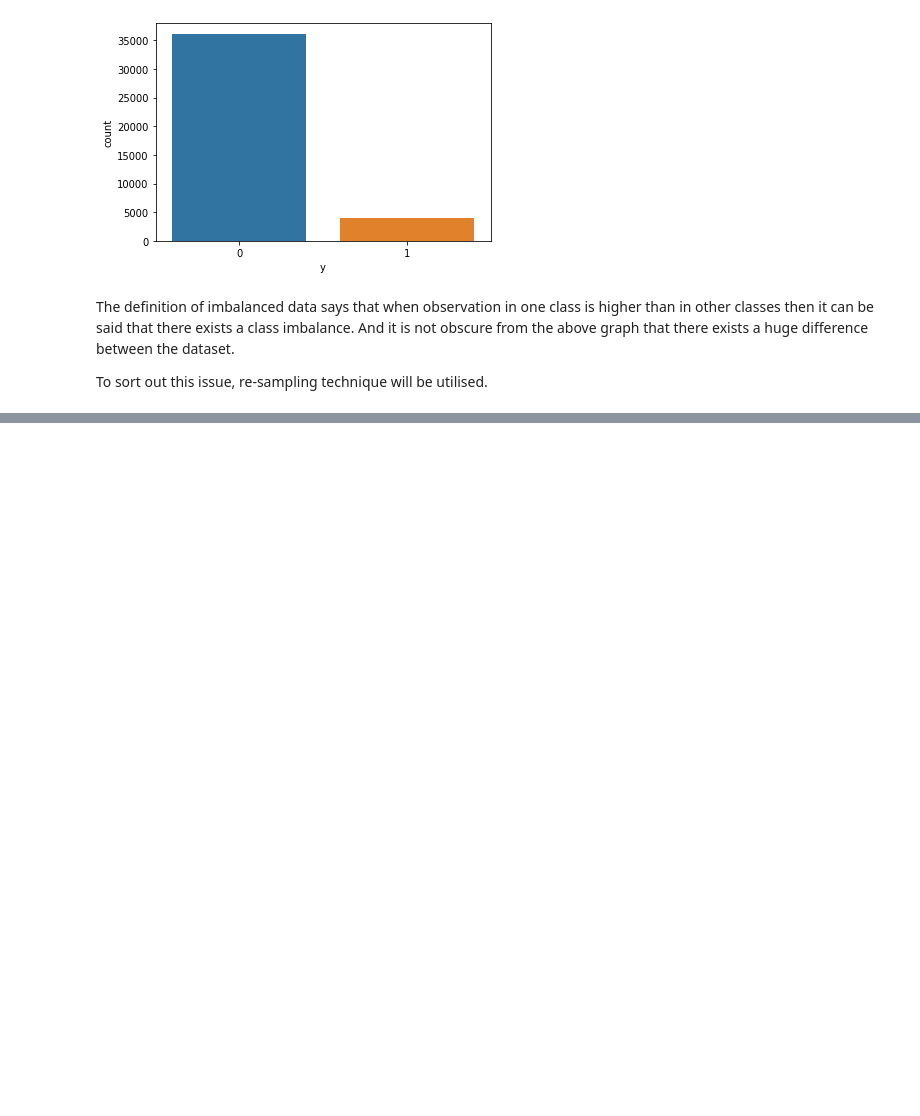
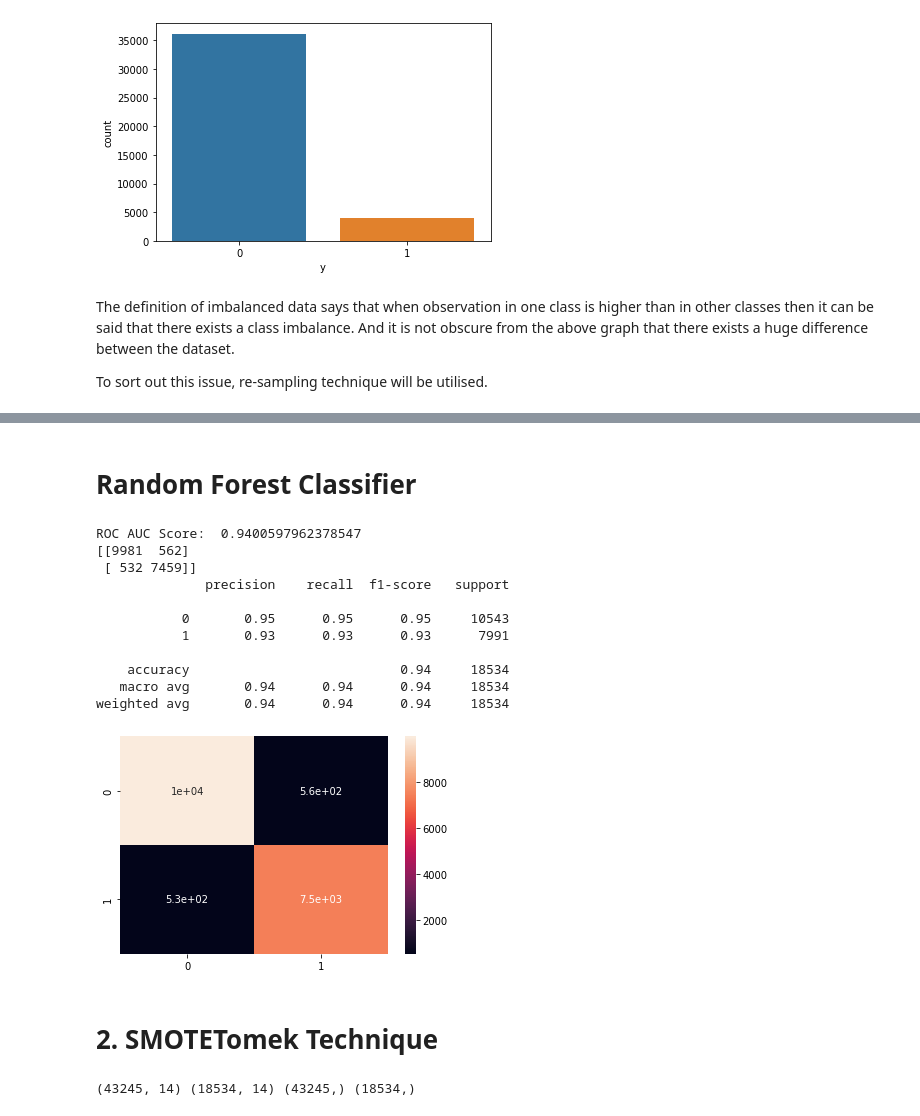
Before and after one commit to saptaksubhra/Classification-ML-Bank-Marketing-Effectiveness-Prediction, a Jupyter notebook: Bank_Marketing_Effectiveness_Prediction_Final_Notebook_Capstone_Project.ipynb, the cells around one changed output, grey strips where cells are left out. Saved outputs shown, nothing was run; the diff lists cells and outputs as text; code cells hidden in the pictures; blank space fills up the shorter version.

```diff
--- a/Bank_Marketing_Effectiveness_Prediction_Final_Notebook_Capstone_Project.ipynb
+++ b/Bank_Marketing_Effectiveness_Prediction_Final_Notebook_Capstone_Project.ipynb
@@ -384,0 +421,61 @@ To sort out this issue, re-sampling technique will be utilised.
+# %% [markdown]
+# Random Forest Classifier
+# %%
+# Implementation of Random Forest Classifier
+
+from sklearn.metrics import precision_score, recall_score, accuracy_score, f1_score, roc_auc_score
+# Importing Random Forest Classifier from sklearn.
+from sklearn.ensemble import RandomForestClassifier
+randomforestclassifier = RandomForestClassifier()
+randomforestclassifier.fit(Xtrain, ytrain)
+y_pred = randomforestclassifier.predict(Xtest)
+
+ROCAUC_rf = roc_auc_score(y_pred, ytest)
+precision_rf = precision_score(y_pred, ytest)
+recall_rf = recall_score(y_pred, ytest)
+accuracy_rf = accuracy_score(y_pred, ytest)
+f1score_rf = f1_score(y_pred, ytest)
+print('ROC AUC Score: ', ROCAUC_rf)
+
+cm = confusion_matrix(y_pred, ytest)
+print(cm)
+
+sns.heatmap(cm, annot = True)
+
+# Printing the classification report
+print(classification_report(y_pred, ytest))
+# %% [output]
+ROC AUC Score:  0.9400597962378547
+[[9981  562]
+ [ 532 7459]]
+              precision    recall  f1-score   support
+
+           0       0.95      0.95      0.95     10543
+           1       0.93      0.93      0.93      7991
+
+    accuracy                           0.94     18534
+   macro avg       0.94      0.94      0.94     18534
+weighted avg       0.94      0.94      0.94     18534
+[figure, added]
+# %% [markdown]
+# 2. SMOTETomek Technique
+# %%
+from imblearn.combine import SMOTETomek
+os1 = SMOTETomek(0.75)
+x_new, y_new = os1.fit_resample(x,y)
+
+from sklearn.model_selection import train_test_split
+from sklearn.model_selection import cross_val_score
+from sklearn.metrics import precision_score, recall_score, accuracy_score, f1_score, roc_auc_score
+
+# Dividing the dataset into training and testing
+Xtrain, Xtest, ytrain, ytest = train_test_split(x_new, y_new, test_size = 0.30, random_state = 0)
+print(Xtrain.shape, Xtest.shape, ytrain.shape, ytest.shape)
+
+#Featrure Scaling
+from sklearn.preprocessing import StandardScaler
+scaler = StandardScaler()
+Xtrain = scaler.fit_transform(Xtrain)
+Xtest = scaler.transform(Xtest)
+# %% [output]
+(43245, 14) (18534, 14) (43245,) (18534,)
```
Also changed, not shown: parts of 22 cells of this notebook.
